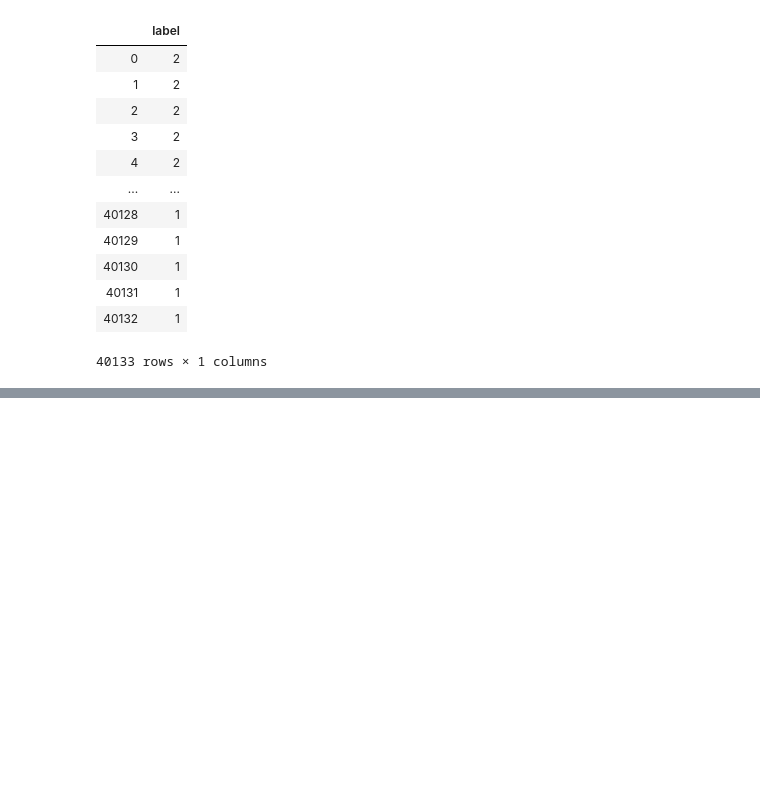
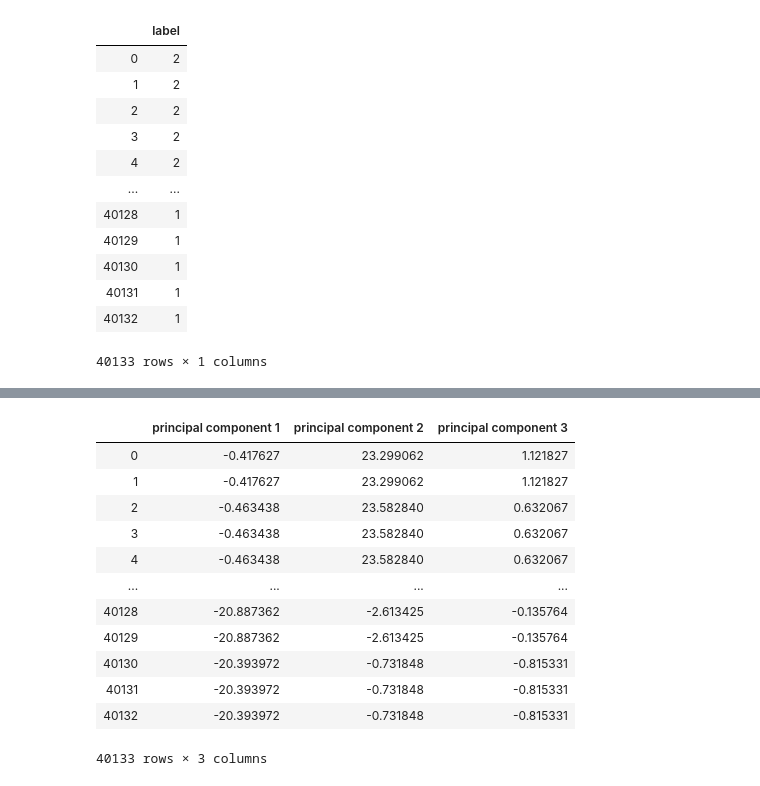
Before and after one commit to ddhruvgupta/MaliciousApp, a Jupyter notebook: Random Forrest Classifier.ipynb, the cells around one changed output, grey strips where cells are left out. Saved outputs shown, nothing was run; the diff lists cells and outputs as text; code cells hidden in the pictures; blank space fills up the shorter version.

```diff
--- a/Random Forrest Classifier.ipynb
+++ b/Random Forrest Classifier.ipynb
@@ -123,0 +162,22 @@ Model score for no of trees 19  is :  1.0
+# %%
+pca = PCA(n_components=3)
+principalComponents = pca.fit_transform(X)
+
+principalDf = pd.DataFrame(data = principalComponents
+             , columns = ['principal component 1', 'principal component 2', 'principal component 3'])
+
+principalDf
+# %% [output]
+|  | principal component 1 | principal component 2 | principal component 3 |
+| 0 | -0.417627 | 23.299062 | 1.121827 |
+| 1 | -0.417627 | 23.299062 | 1.121827 |
+| 2 | -0.463438 | 23.582840 | 0.632067 |
+| 3 | -0.463438 | 23.582840 | 0.632067 |
+| 4 | -0.463438 | 23.582840 | 0.632067 |
+| ... | ... | ... | ... |
+| 40128 | -20.887362 | -2.613425 | -0.135764 |
+| 40129 | -20.887362 | -2.613425 | -0.135764 |
+| 40130 | -20.393972 | -0.731848 | -0.815331 |
+| 40131 | -20.393972 | -0.731848 | -0.815331 |
+| 40132 | -20.393972 | -0.731848 | -0.815331 |
+40133 rows × 3 columns
```
Also changed, not shown: parts of 12 cells of this notebook.
